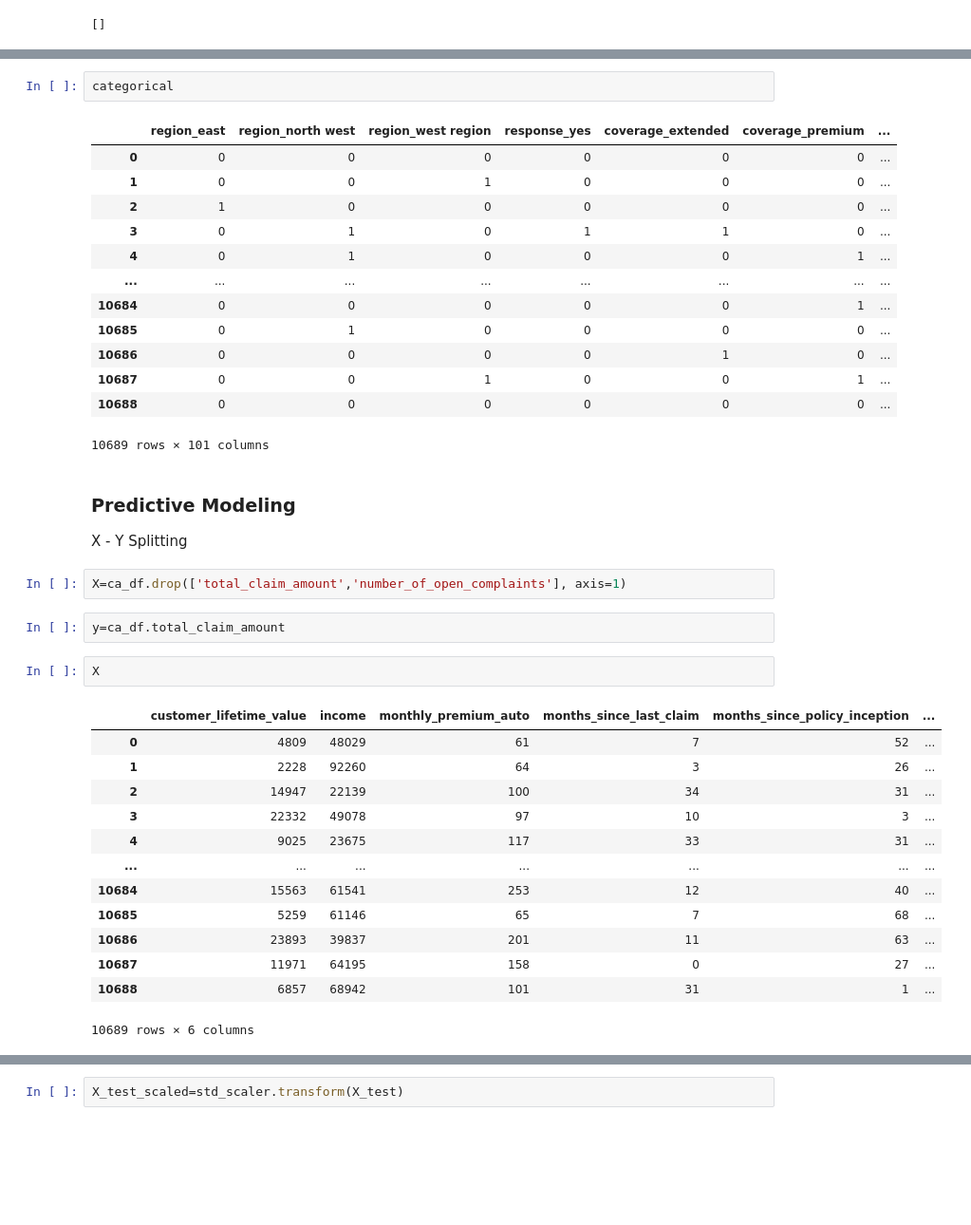
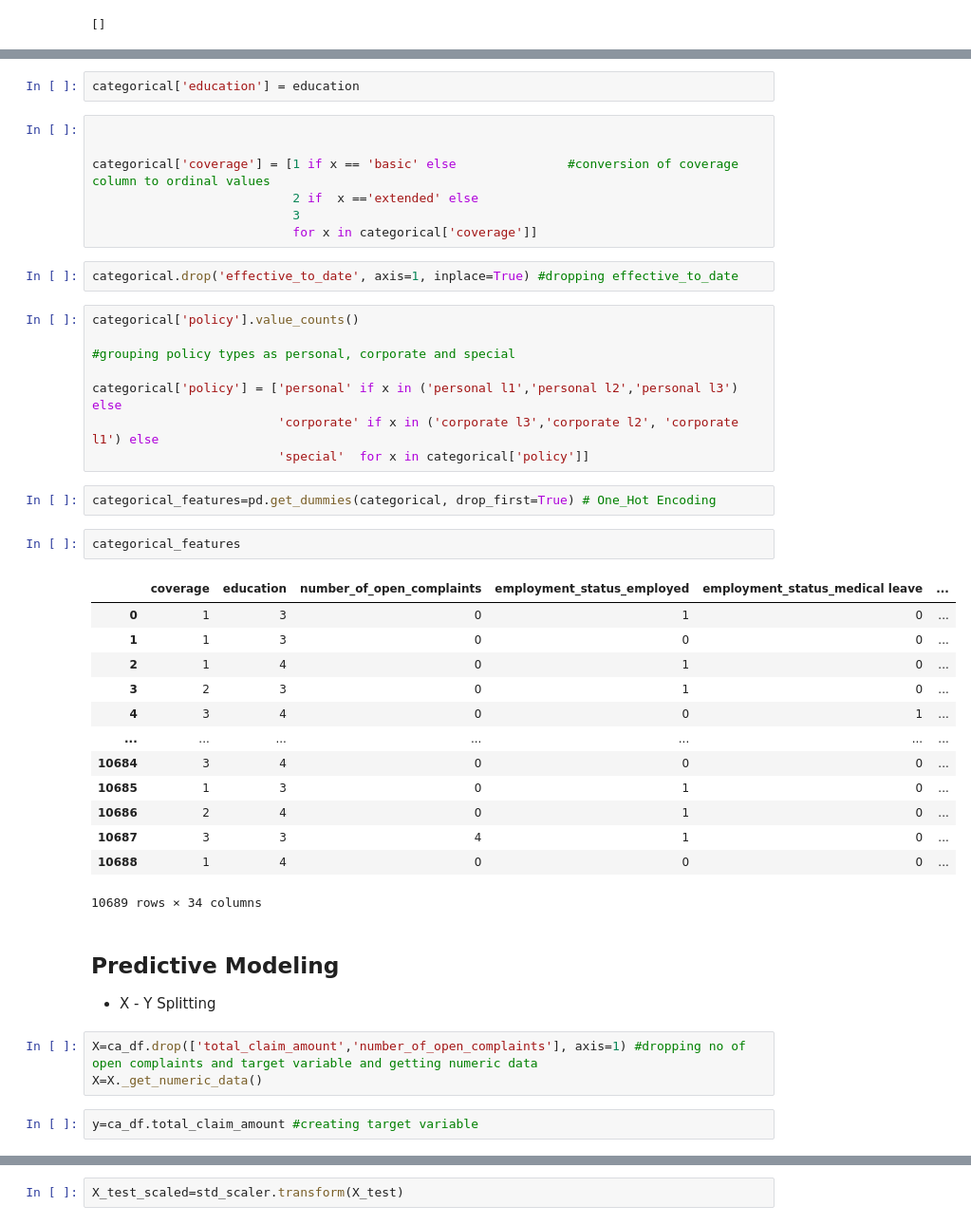
Before and after one commit to Aykut-Avci/Case_Study_Customer_Analysis, a Jupyter notebook: Customer Analysis - Modeling .ipynb, the cells around one changed output, grey strips where cells are left out. Shown at 95% size. Drawn from its saved outputs; the diff is of its cells as text; blank space fills up the shorter version.

```diff
--- a/Customer Analysis - Modeling .ipynb
+++ b/Customer Analysis - Modeling .ipynb
@@ -261,40 +276,46 @@ categorical = pd.get_dummies(categorical, drop_first = True)
+# %%
+categorical['education'] = education
 # %%
-categorical
+
+
+categorical['coverage'] = [1 if x == 'basic' else               #conversion of coverage column to ordinal values
+                           2 if  x =='extended' else
+                           3
+                           for x in categorical['coverage']]
-# %% [output]
-|  | region_east | region_north west | region_west region | response_yes | coverage_extended | coverage_premium | ... |
-| 0 | 0 | 0 | 0 | 0 | 0 | 0 | ... |
-| 1 | 0 | 0 | 1 | 0 | 0 | 0 | ... |
-| 2 | 1 | 0 | 0 | 0 | 0 | 0 | ... |
-| 3 | 0 | 1 | 0 | 1 | 1 | 0 | ... |
-| 4 | 0 | 1 | 0 | 0 | 0 | 1 | ... |
-| ... | ... | ... | ... | ... | ... | ... | ... |
-| 10684 | 0 | 0 | 0 | 0 | 0 | 1 | ... |
-| 10685 | 0 | 1 | 0 | 0 | 0 | 0 | ... |
-| 10686 | 0 | 0 | 0 | 0 | 1 | 0 | ... |
-| 10687 | 0 | 0 | 1 | 0 | 0 | 1 | ... |
-| 10688 | 0 | 0 | 0 | 0 | 0 | 0 | ... |
-10689 rows × 101 columns
+# %%
+categorical.drop('effective_to_date', axis=1, inplace=True) #dropping effective_to_date
+# %%
+categorical['policy'].value_counts()
+
+#grouping policy types as personal, corporate and special
+
+categorical['policy'] = ['personal' if x in ('personal l1','personal l2','personal l3') else
+                         'corporate' if x in ('corporate l3','corporate l2', 'corporate l1') else
+                         'special'  for x in categorical['policy']]
+# %%
+categorical_features=pd.get_dummies(categorical, drop_first=True) # One_Hot Encoding
+# %%
+categorical_features
+# %% [output]
+|  | coverage | education | number_of_open_complaints | employment_status_employed | employment_status_medical leave | ... |
+| 0 | 1 | 3 | 0 | 1 | 0 | ... |
+| 1 | 1 | 3 | 0 | 0 | 0 | ... |
+| 2 | 1 | 4 | 0 | 1 | 0 | ... |
+| 3 | 2 | 3 | 0 | 1 | 0 | ... |
+| 4 | 3 | 4 | 0 | 0 | 1 | ... |
+| ... | ... | ... | ... | ... | ... | ... |
+| 10684 | 3 | 4 | 0 | 0 | 0 | ... |
+| 10685 | 1 | 3 | 0 | 1 | 0 | ... |
+| 10686 | 2 | 4 | 0 | 1 | 0 | ... |
+| 10687 | 3 | 3 | 4 | 1 | 0 | ... |
+| 10688 | 1 | 4 | 0 | 0 | 0 | ... |
+10689 rows × 34 columns
 # %% [markdown]
-### Predictive Modeling
+## Predictive Modeling
 
-X - Y Splitting
+- X - Y Splitting
 # %%
-X=ca_df.drop(['total_claim_amount','number_of_open_complaints'], axis=1)
+X=ca_df.drop(['total_claim_amount','number_of_open_complaints'], axis=1) #dropping no of open complaints and target variable and getting numeric data
+X=X._get_numeric_data()
 # %%
-y=ca_df.total_claim_amount
+y=ca_df.total_claim_amount #creating target variable
-# %%
-X
-# %% [output]
-|  | customer_lifetime_value | income | monthly_premium_auto | months_since_last_claim | months_since_policy_inception | ... |
-| 0 | 4809 | 48029 | 61 | 7 | 52 | ... |
-| 1 | 2228 | 92260 | 64 | 3 | 26 | ... |
-| 2 | 14947 | 22139 | 100 | 34 | 31 | ... |
-| 3 | 22332 | 49078 | 97 | 10 | 3 | ... |
-| 4 | 9025 | 23675 | 117 | 33 | 31 | ... |
-| ... | ... | ... | ... | ... | ... | ... |
-| 10684 | 15563 | 61541 | 253 | 12 | 40 | ... |
-| 10685 | 5259 | 61146 | 65 | 7 | 68 | ... |
-| 10686 | 23893 | 39837 | 201 | 11 | 63 | ... |
-| 10687 | 11971 | 64195 | 158 | 0 | 27 | ... |
-| 10688 | 6857 | 68942 | 101 | 31 | 1 | ... |
-10689 rows × 6 columns
```
Also changed, not shown: parts of 75 cells of this notebook.
